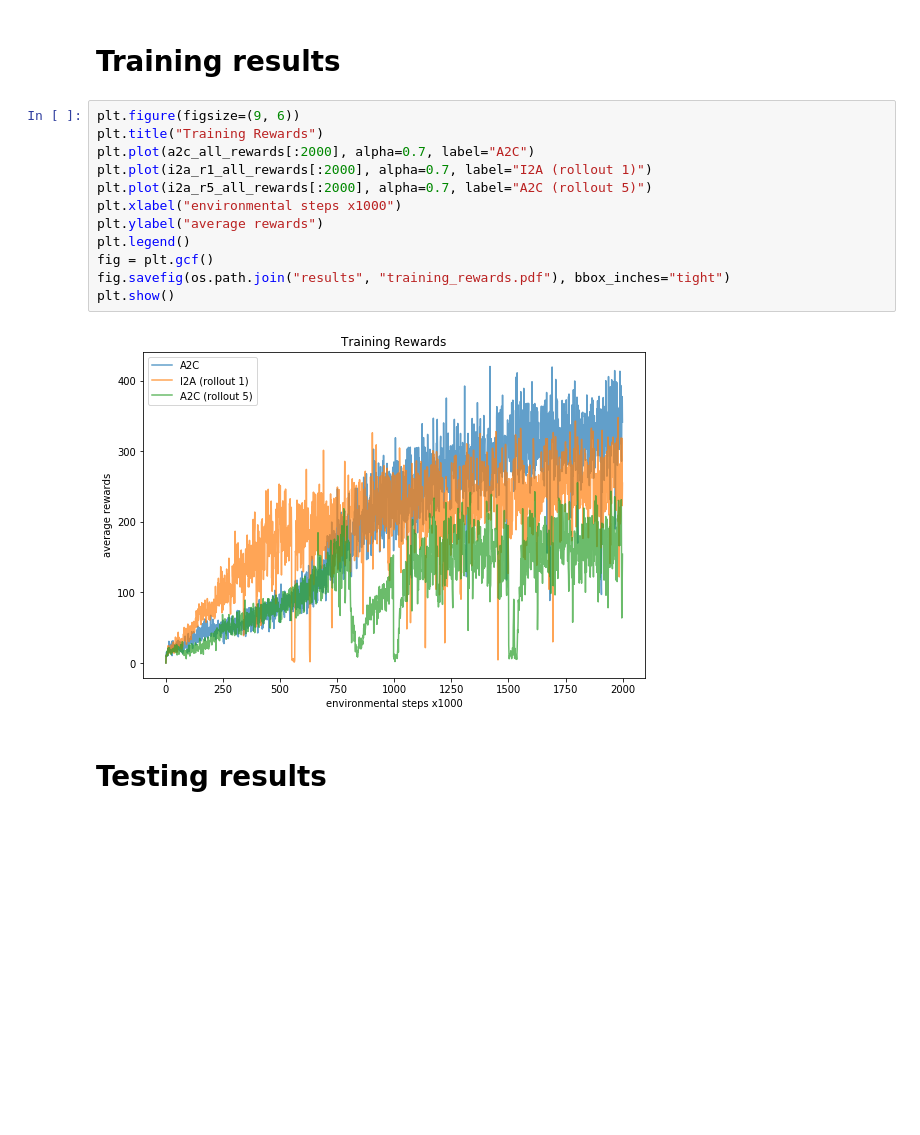
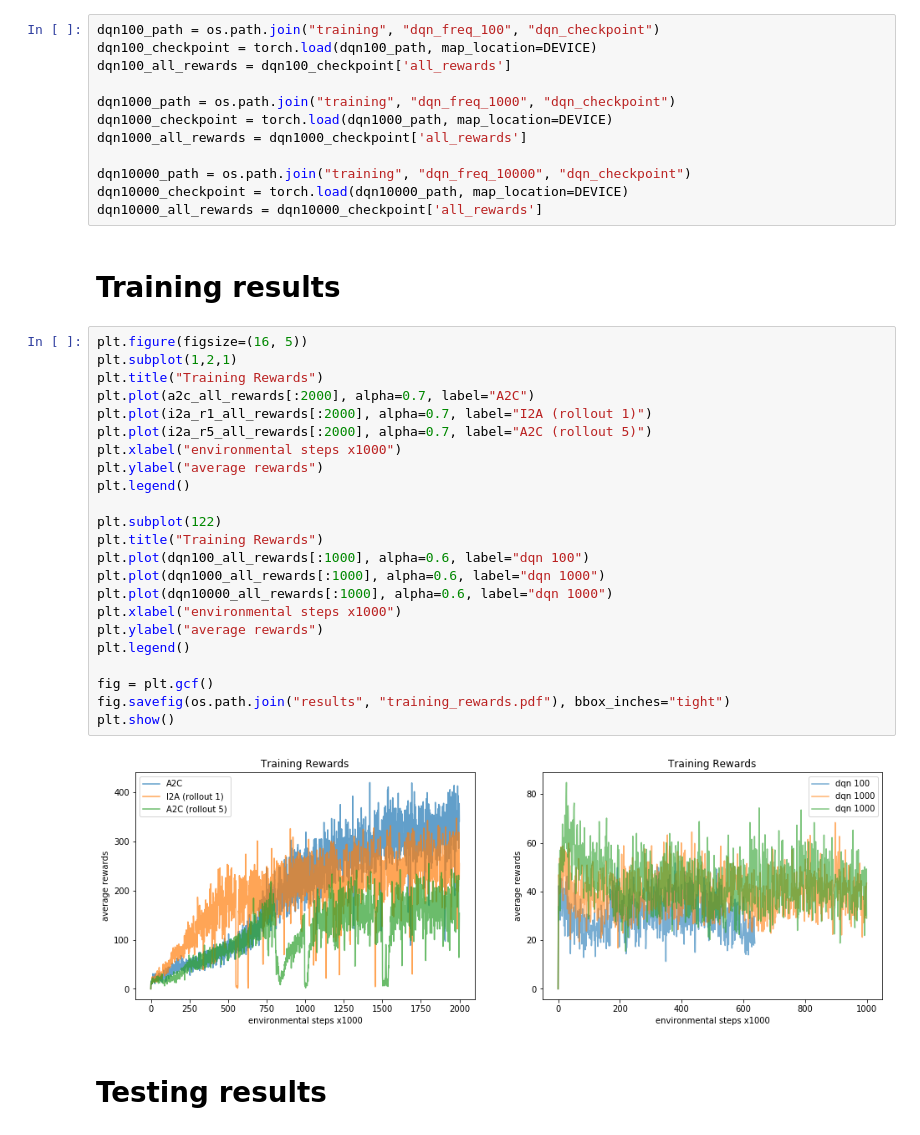
Before and after one commit to lisiyi1993/COMP767-RL-Project, a Jupyter notebook: results.ipynb, the cells around one changed output. Cells and saved outputs as stored; diff of their text form; blank space fills up the shorter version.

```diff
--- a/results.ipynb
+++ b/results.ipynb
@@ -80,22 +80,45 @@ i2a_r5_all_rewards = i2a_r5_checkpoint['all_rewards']
 print("loading i2a_r5 successfully")
 # %% [output]
 loading i2a_r5 successfully
+# %%
+dqn100_path = os.path.join("training", "dqn_freq_100", "dqn_checkpoint")
+dqn100_checkpoint = torch.load(dqn100_path, map_location=DEVICE)
+dqn100_all_rewards = dqn100_checkpoint['all_rewards']
+
+dqn1000_path = os.path.join("training", "dqn_freq_1000", "dqn_checkpoint")
+dqn1000_checkpoint = torch.load(dqn1000_path, map_location=DEVICE)
+dqn1000_all_rewards = dqn1000_checkpoint['all_rewards']
+
+dqn10000_path = os.path.join("training", "dqn_freq_10000", "dqn_checkpoint")
+dqn10000_checkpoint = torch.load(dqn10000_path, map_location=DEVICE)
+dqn10000_all_rewards = dqn10000_checkpoint['all_rewards']
 # %% [markdown]
 # Training results
 # %%
-plt.figure(figsize=(9, 6))
+plt.figure(figsize=(16, 5))
+plt.subplot(1,2,1)
 plt.title("Training Rewards")
 plt.plot(a2c_all_rewards[:2000], alpha=0.7, label="A2C")
 plt.plot(i2a_r1_all_rewards[:2000], alpha=0.7, label="I2A (rollout 1)")
 plt.plot(i2a_r5_all_rewards[:2000], alpha=0.7, label="A2C (rollout 5)")
 plt.xlabel("environmental steps x1000")
 plt.ylabel("average rewards")
 plt.legend()
+
+plt.subplot(122)
+plt.title("Training Rewards")
+plt.plot(dqn100_all_rewards[:1000], alpha=0.6, label="dqn 100")
+plt.plot(dqn1000_all_rewards[:1000], alpha=0.6, label="dqn 1000")
+plt.plot(dqn10000_all_rewards[:1000], alpha=0.6, label="dqn 1000")
+plt.xlabel("environmental steps x1000")
+plt.ylabel("average rewards")
+plt.legend()
+
 fig = plt.gcf()
 fig.savefig(os.path.join("results", "training_rewards.pdf"), bbox_inches="tight")
 plt.show()
 # %% [output]
-[figure, old version]
+[figure, new version]
 # %% [markdown]
 # Testing results
 # %%
```
Also changed, not shown: parts of 2 cells of this notebook, 1 other file.
